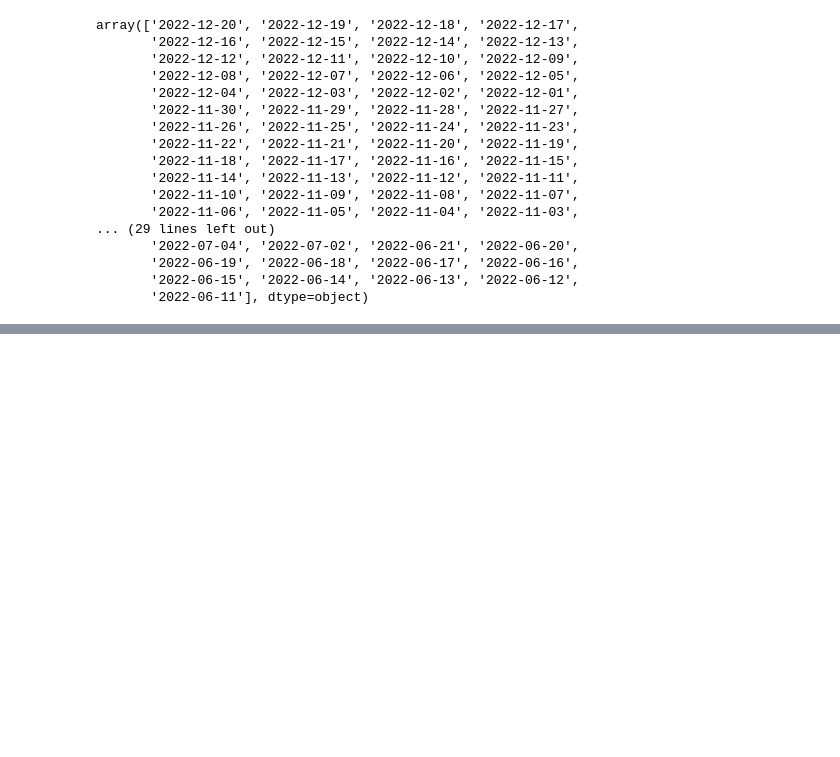
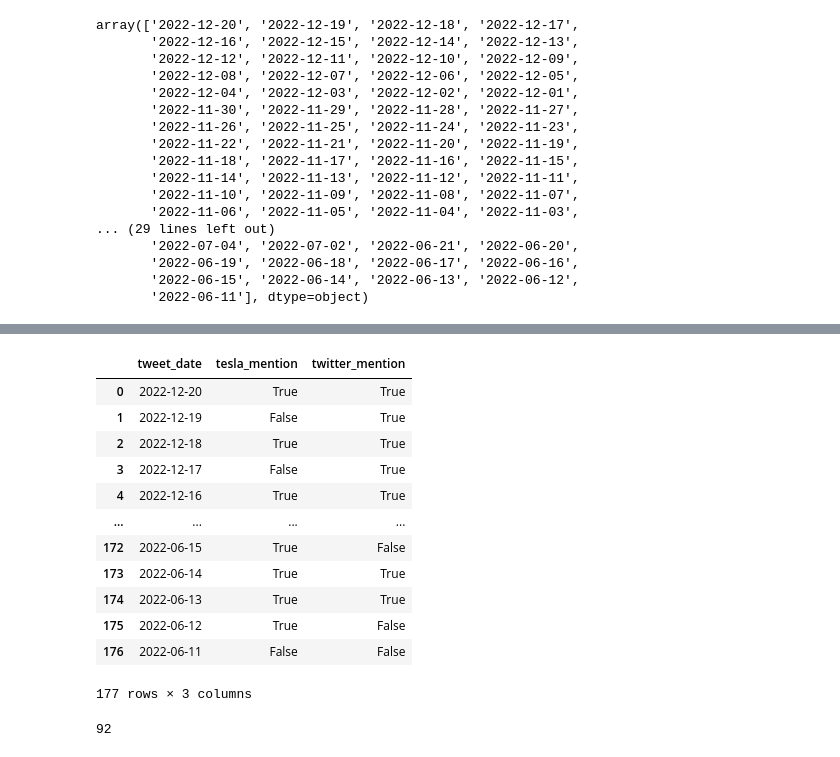
Before and after one commit to T1me2/Project2-, a Jupyter notebook: twitter_api.ipynb, the cells around one changed output, grey strips where cells are left out. Drawn from its saved outputs; the diff is of its cells as text; code cells hidden in the pictures; blank space fills up the shorter version.

```diff
--- a/twitter_api.ipynb
+++ b/twitter_api.ipynb
@@ -251,6 +264,30 @@ array(['2022-12-20', '2022-12-19', '2022-12-18', '2022-12-17',
        '2022-06-15', '2022-06-14', '2022-06-13', '2022-06-12',
        '2022-06-11'], dtype=object)
 # %%
-#loop through dates and insert a true or false statement based on if elon mentions twitter or tesla on given date
+#loop through single dates and insert a true or false statement based on if elon mentions twitter or tesla on given date
 
-for
+cleaned_dates_len = len(clean_dates)
+print(cleaned_dates_len)
+
+single_date_tesla_bool = []
+single_date_twitter_bool = []
+
+for i in range(0,cleaned_dates_len):
+    clean_dates[i]
+    for  x in range (0, tweet_date_len):
+        if clean_dates[i] == tweet_date_cleaned[x] and tesla_bool[x] == True:
+            single_date_tesla_bool.append('True')
+            break
+        elif clean_dates[i] != tweet_date_cleaned[x] and clean_dates[i] == tweet_date_cleaned[x-1]:
+            single_date_tesla_bool.append('False')
+            break
+
+for o in range(0,cleaned_dates_len):
+    clean_dates[o]
+    for  y in range (0, tweet_date_len):
+        if clean_dates[o] == tweet_date_cleaned[y] and twitter_bool[y] == True:
+            single_date_twitter_bool.append('True')
+            break
+        elif clean_dates[o] != tweet_date_cleaned[y] and clean_dates[o] == tweet_date_cleaned[y-1]:
+            single_date_twitter_bool.append('False')
+            break
@@ -256,0 +320,27 @@ for
+# %%
+#combine single dates, and mention bool statements into DF
+
+single_date_tweet_info = {'tweet_date': clean_dates, 'tesla_mention': single_date_tesla_bool,
+                          'twitter_mention': single_date_twitter_bool}
+
+#convert to df
+single_date_df = pd.DataFrame(single_date_tweet_info)
+single_date_df
+# %% [output]
+|  | tweet_date | tesla_mention | twitter_mention |
+| 0 | 2022-12-20 | True | True |
+| 1 | 2022-12-19 | False | True |
+| 2 | 2022-12-18 | True | True |
+| 3 | 2022-12-17 | False | True |
+| 4 | 2022-12-16 | True | True |
+| ... | ... | ... | ... |
+| 172 | 2022-06-15 | True | False |
+| 173 | 2022-06-14 | True | True |
+| 174 | 2022-06-13 | True | True |
+| 175 | 2022-06-12 | True | False |
+| 176 | 2022-06-11 | False | False |
+177 rows × 3 columns
+# %%
+print(single_date_df['twitter_mention'].value_counts()['False'])
+# %% [output]
+92
```
Also changed, not shown: parts of 17 cells of this notebook.
